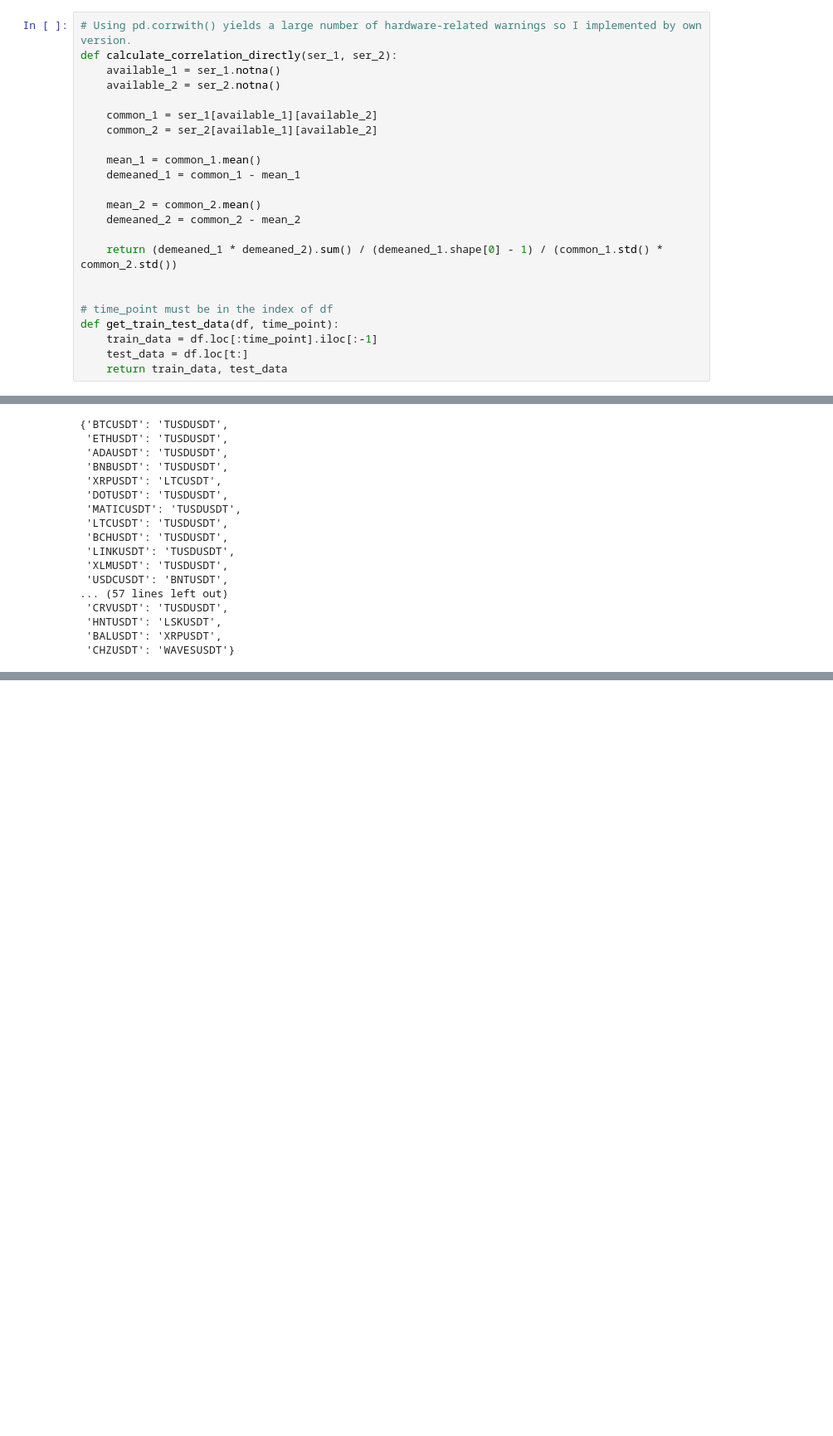
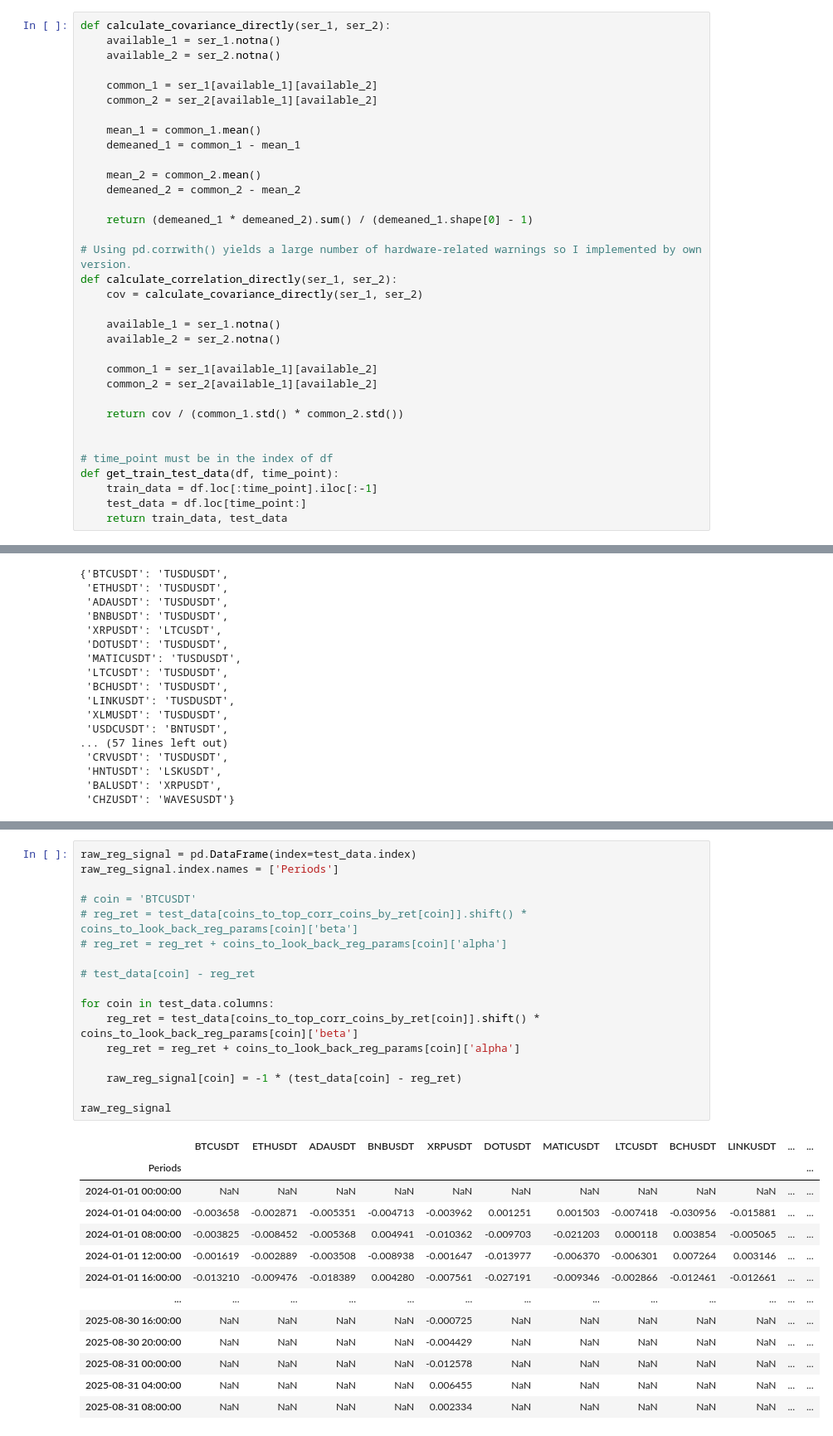
Before and after one commit to wbchristerson/crypto-strategies, a Jupyter notebook: correlation.ipynb, the cells around one changed output, grey strips where cells are left out. Shown: that part at 83% size. Saved outputs shown, nothing was run; the diff lists cells and outputs as text; blank space fills up the shorter version.

Commit message:
construct signal based on correlation with one period behind

```diff
--- a/correlation.ipynb
+++ b/correlation.ipynb
@@ -86,8 +83,7 @@ px
 # %% [markdown]
 # Utility Functions
 # %%
-# Using pd.corrwith() yields a large number of hardware-related warnings so I implemented by own version.
-def calculate_correlation_directly(ser_1, ser_2):
+def calculate_covariance_directly(ser_1, ser_2):
     available_1 = ser_1.notna()
     available_2 = ser_2.notna()
 
@@ -100,13 +96,25 @@ def calculate_correlation_directly(ser_1, ser_2):
     mean_2 = common_2.mean()
     demeaned_2 = common_2 - mean_2
 
-    return (demeaned_1 * demeaned_2).sum() / (demeaned_1.shape[0] - 1) / (common_1.std() * common_2.std())
+    return (demeaned_1 * demeaned_2).sum() / (demeaned_1.shape[0] - 1)
+
+# Using pd.corrwith() yields a large number of hardware-related warnings so I implemented by own version.
+def calculate_correlation_directly(ser_1, ser_2):
+    cov = calculate_covariance_directly(ser_1, ser_2)
+
+    available_1 = ser_1.notna()
+    available_2 = ser_2.notna()
+
+    common_1 = ser_1[available_1][available_2]
+    common_2 = ser_2[available_1][available_2]
+
+    return cov / (common_1.std() * common_2.std())
 
 
 # time_point must be in the index of df
 def get_train_test_data(df, time_point):
     train_data = df.loc[:time_point].iloc[:-1]
-    test_data = df.loc[t:]
+    test_data = df.loc[time_point:]
     return train_data, test_data
 # %% [markdown]
 # Strategy 1: Correlation to one asset based on returns, one period behind, train up to 2024-01-01, correlation for all assets, fixed correlation in test period to calculate weights
@@ -214,0 +240,31 @@ ret
+# %%
+raw_reg_signal = pd.DataFrame(index=test_data.index)
+raw_reg_signal.index.names = ['Periods']
+
+# coin = 'BTCUSDT'
+# reg_ret = test_data[coins_to_top_corr_coins_by_ret[coin]].shift() * coins_to_look_back_reg_params[coin]['beta']
+# reg_ret = reg_ret + coins_to_look_back_reg_params[coin]['alpha']
+
+# test_data[coin] - reg_ret
+
+for coin in test_data.columns:
+    reg_ret = test_data[coins_to_top_corr_coins_by_ret[coin]].shift() * coins_to_look_back_reg_params[coin]['beta']
+    reg_ret = reg_ret + coins_to_look_back_reg_params[coin]['alpha']
+
+    raw_reg_signal[coin] = -1 * (test_data[coin] - reg_ret)
+
+raw_reg_signal
+# %% [output]
+|  | BTCUSDT | ETHUSDT | ADAUSDT | BNBUSDT | XRPUSDT | DOTUSDT | MATICUSDT | LTCUSDT | BCHUSDT | LINKUSDT | ... | ... |
+| Periods |  |  |  |  |  |  |  |  |  |  |  | ... |
+| 2024-01-01 00:00:00 | NaN | NaN | NaN | NaN | NaN | NaN | NaN | NaN | NaN | NaN | ... | ... |
+| 2024-01-01 04:00:00 | -0.003658 | -0.002871 | -0.005351 | -0.004713 | -0.003962 | 0.001251 | 0.001503 | -0.007418 | -0.030956 | -0.015881 | ... | ... |
+| 2024-01-01 08:00:00 | -0.003825 | -0.008452 | -0.005368 | 0.004941 | -0.010362 | -0.009703 | -0.021203 | 0.000118 | 0.003854 | -0.005065 | ... | ... |
+| 2024-01-01 12:00:00 | -0.001619 | -0.002889 | -0.003508 | -0.008938 | -0.001647 | -0.013977 | -0.006370 | -0.006301 | 0.007264 | 0.003146 | ... | ... |
+| 2024-01-01 16:00:00 | -0.013210 | -0.009476 | -0.018389 | 0.004280 | -0.007561 | -0.027191 | -0.009346 | -0.002866 | -0.012461 | -0.012661 | ... | ... |
+| ... | ... | ... | ... | ... | ... | ... | ... | ... | ... | ... | ... | ... |
+| 2025-08-30 16:00:00 | NaN | NaN | NaN | NaN | -0.000725 | NaN | NaN | NaN | NaN | NaN | ... | ... |
+| 2025-08-30 20:00:00 | NaN | NaN | NaN | NaN | -0.004429 | NaN | NaN | NaN | NaN | NaN | ... | ... |
+| 2025-08-31 00:00:00 | NaN | NaN | NaN | NaN | -0.012578 | NaN | NaN | NaN | NaN | NaN | ... | ... |
+| 2025-08-31 04:00:00 | NaN | NaN | NaN | NaN | 0.006455 | NaN | NaN | NaN | NaN | NaN | ... | ... |
+| 2025-08-31 08:00:00 | NaN | NaN | NaN | NaN | 0.002334 | NaN | NaN | NaN | NaN | NaN | ... | ... |
```
Also changed, not shown: parts of 11 cells of this notebook, 2 other files.
